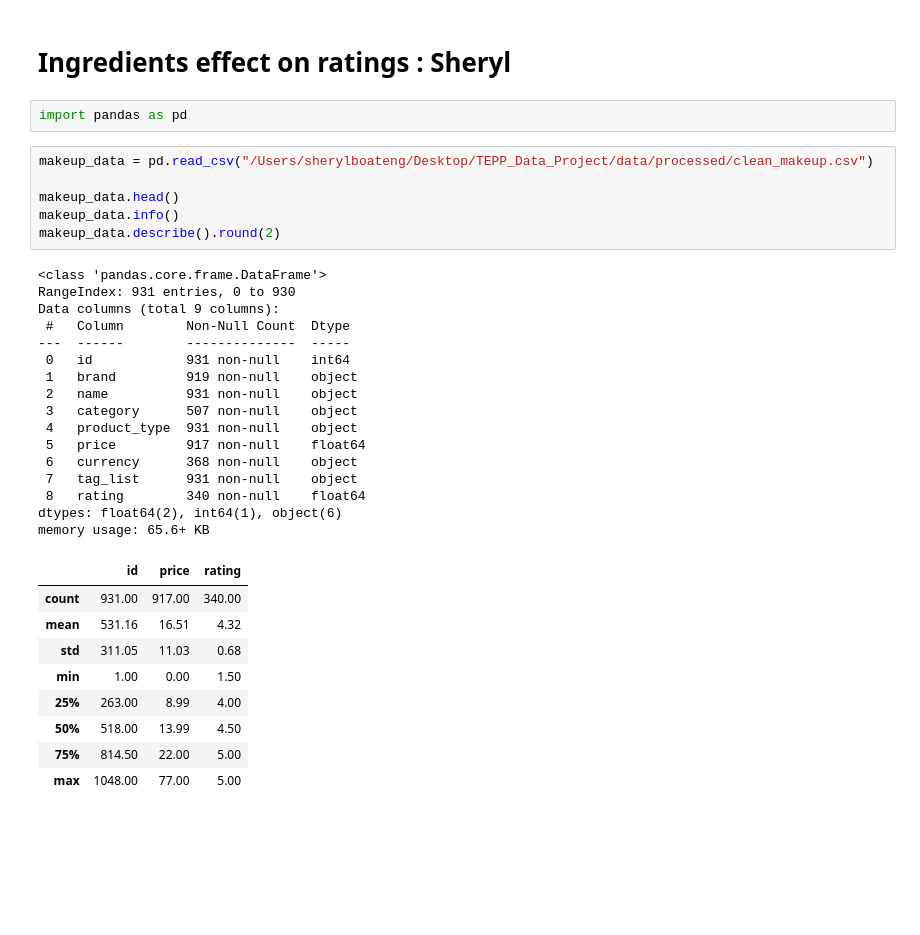
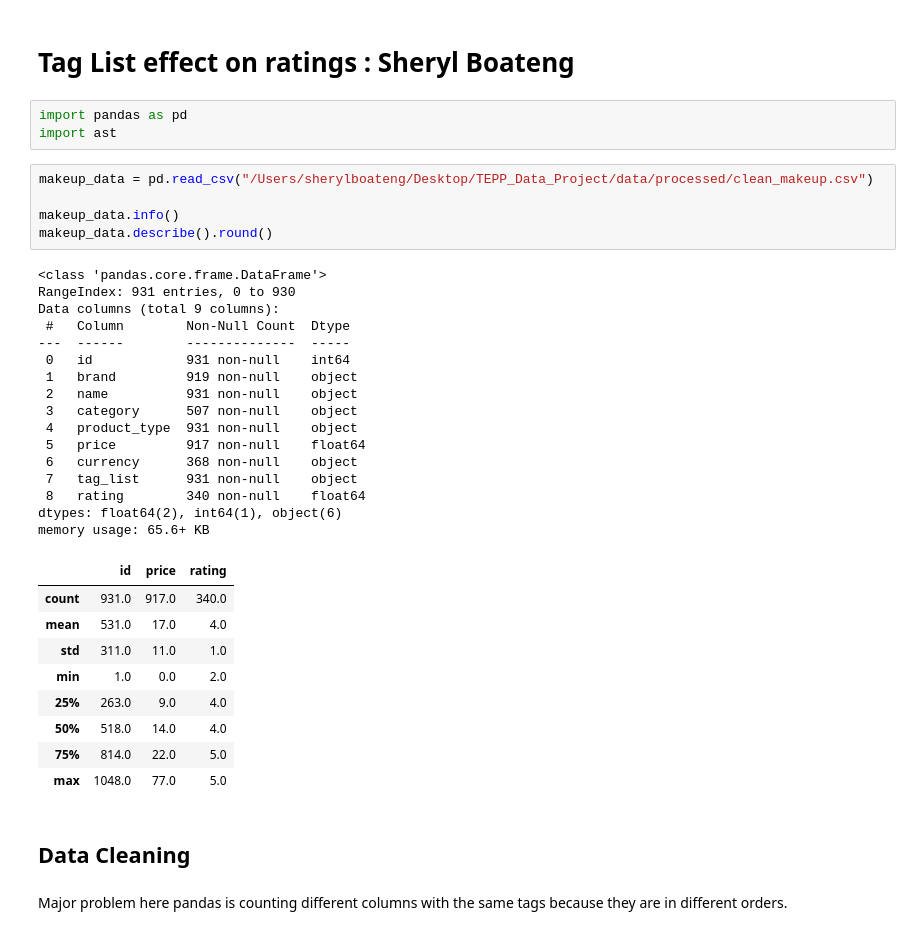
Before and after one commit to AmiJoba22/TEPP_Data_Project, a Jupyter notebook: notebooks/Sheryl_eda.ipynb, the cells around one changed output. Drawn from its saved outputs; the diff is of its cells as text; blank space fills up the shorter version.

Commit message:
Sheryl's EDA added

```diff
--- a/notebooks/Sheryl_eda.ipynb
+++ b/notebooks/Sheryl_eda.ipynb
@@ -1,38 +1,42 @@
 # %% [markdown]
-# Ingredients effect on ratings : Sheryl
+# Tag List effect on ratings : Sheryl Boateng
 # %%
 import pandas as pd
+import ast
 # %%
 makeup_data = pd.read_csv("/Users/sherylboateng/Desktop/TEPP_Data_Project/data/processed/clean_makeup.csv")
 
-makeup_data.head()
 makeup_data.info()
-makeup_data.describe().round(2)
+makeup_data.describe().round()
 # %% [output]
 <class 'pandas.core.frame.DataFrame'>
 RangeIndex: 931 entries, 0 to 930
 Data columns (total 9 columns):
  #   Column        Non-Null Count  Dtype
 ---  ------        --------------  -----
  0   id            931 non-null    int64
  1   brand         919 non-null    object
  2   name          931 non-null    object
  3   category      507 non-null    object
  4   product_type  931 non-null    object
  5   price         917 non-null    float64
  6   currency      368 non-null    object
  7   tag_list      931 non-null    object
  8   rating        340 non-null    float64
 dtypes: float64(2), int64(1), object(6)
 memory usage: 65.6+ KB
 |  | id | price | rating |
-| count | 931.00 | 917.00 | 340.00 |
-| mean | 531.16 | 16.51 | 4.32 |
-| std | 311.05 | 11.03 | 0.68 |
-| min | 1.00 | 0.00 | 1.50 |
-| 25% | 263.00 | 8.99 | 4.00 |
-| 50% | 518.00 | 13.99 | 4.50 |
-| 75% | 814.50 | 22.00 | 5.00 |
-| max | 1048.00 | 77.00 | 5.00 |
+| count | 931.0 | 917.0 | 340.0 |
+| mean | 531.0 | 17.0 | 4.0 |
+| std | 311.0 | 11.0 | 1.0 |
+| min | 1.0 | 0.0 | 2.0 |
+| 25% | 263.0 | 9.0 | 4.0 |
+| 50% | 518.0 | 14.0 | 4.0 |
+| 75% | 814.0 | 22.0 | 5.0 |
+| max | 1048.0 | 77.0 | 5.0 |
+# %% [markdown]
+## Data Cleaning
+# %% [markdown]
+Major problem here pandas is counting different columns with the same tags because they are in different orders.
 # %%
 no_nan_values = makeup_data[makeup_data['rating'].notna() & (makeup_data['tag_list'] != '[]')]
```
Also changed, not shown: parts of 9 cells of this notebook.
